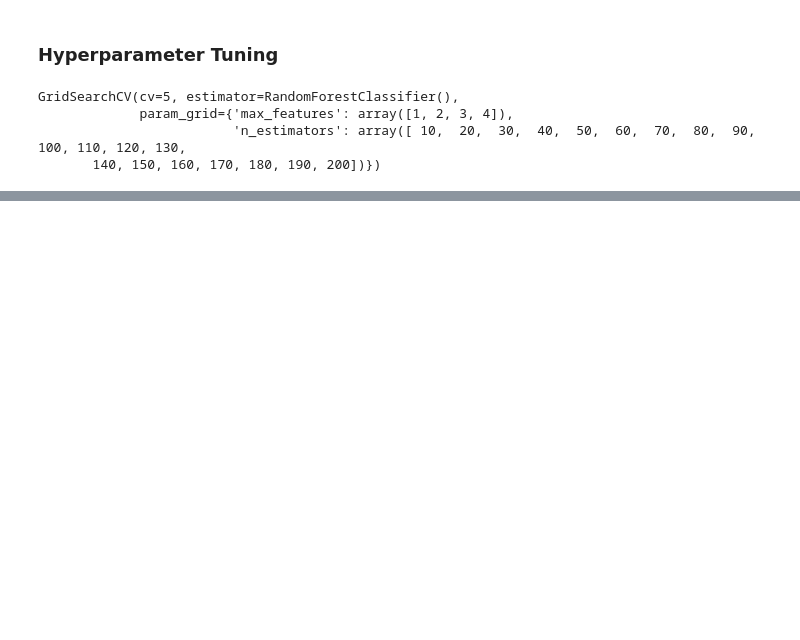
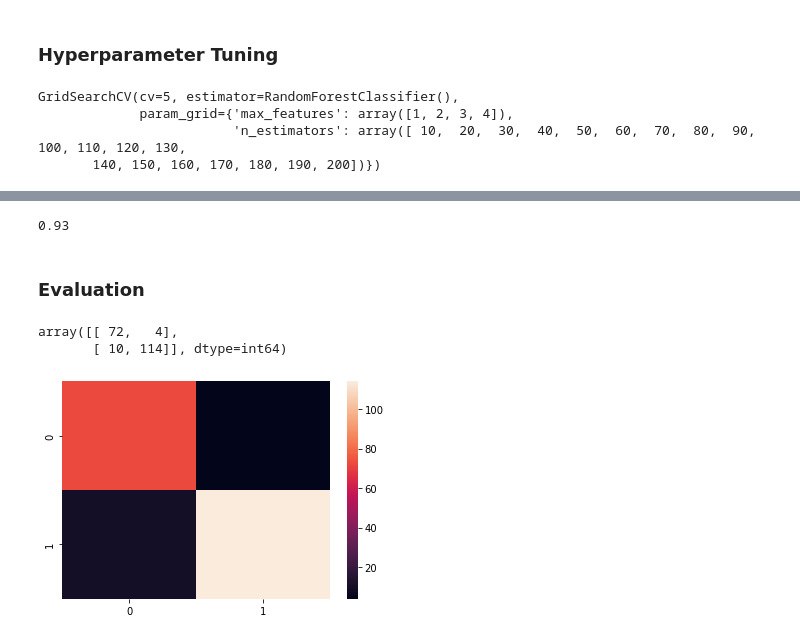
Before and after one commit to syedirfanx/revenue-forecasting, a Jupyter notebook: binary-classification.ipynb, the cells around one changed output, grey strips where cells are left out. Drawn from its saved outputs; the diff is of its cells as text; code cells hidden in the pictures; blank space fills up the shorter version.

```diff
--- a/binary-classification.ipynb
+++ b/binary-classification.ipynb
@@ -499,0 +463,2 @@ weighted avg       0.93      0.93      0.93       200
+# %%
+rf = RandomForestClassifier(max_features=4, n_estimators=40)
@@ -499,0 +486,18 @@ weighted avg       0.93      0.93      0.93       200
+# %%
+accuracy_score(y_pred, y_test)
+# %% [output]
+0.93
+# %% [markdown]
+### Evaluation
+# %%
+#Evaluation using Confusion matrix
+from sklearn.metrics import confusion_matrix
+confusion_matrix(y_test,y_pred)
+# %% [output]
+array([[ 72,   4],
+       [ 10, 114]], dtype=int64)
+# %%
+import seaborn as sns
+ax = sns.heatmap(confusion_matrix(y_test,y_pred))
+# %% [output]
+[figure, added]
```
Also changed, not shown: parts of 68 cells of this notebook.
